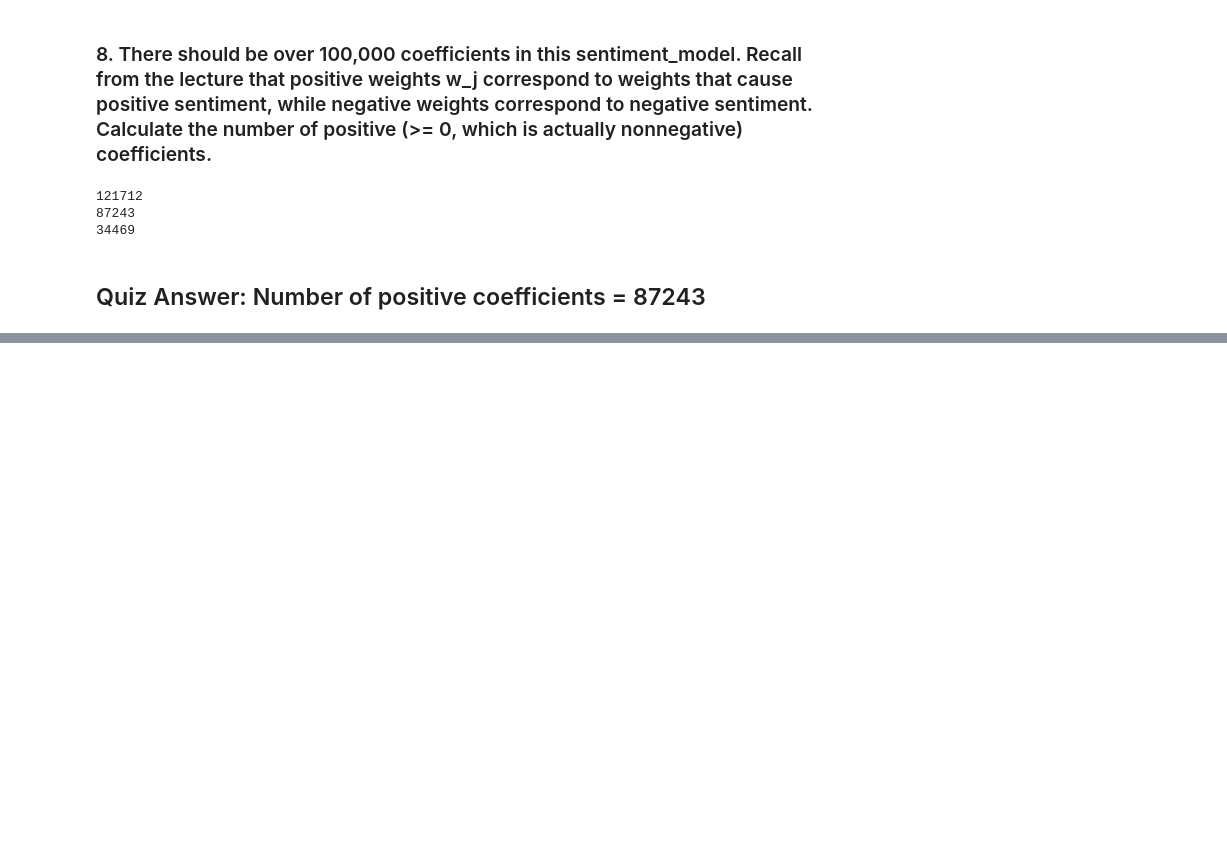
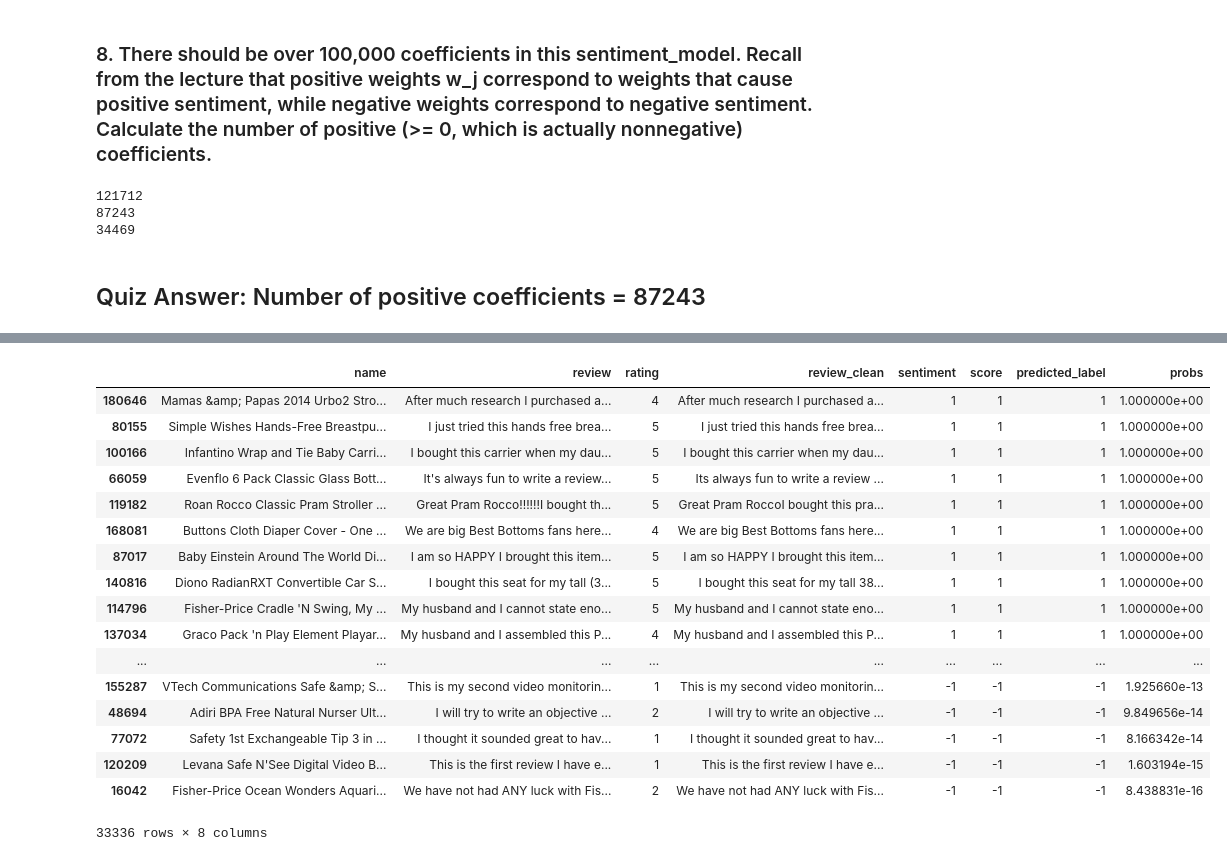
Before and after one commit to sachinjain024/practicebook, a Jupyter notebook: my-courses/coursera-classification/week1/Assignment.ipynb, the cells around one changed output, grey strips where cells are left out. Saved outputs shown, nothing was run; the diff lists cells and outputs as text; code cells hidden in the pictures; blank space fills up the shorter version.

Commit message:
Coursera ML Classification week1 assigment 9-14 items

```diff
--- a/my-courses/coursera-classification/week1/Assignment.ipynb
+++ b/my-courses/coursera-classification/week1/Assignment.ipynb
@@ -185,0 +279,3 @@ print (negative_coefficients)
+# %%
+test_data['probs'] = sentiment_model.predict_proba(test_matrix)[:,1]
+test_data.head()
@@ -185,0 +294,21 @@ print (negative_coefficients)
+# %%
+test_data.sort_values('probs', ascending=False)
+# %% [output]
+|  | name | review | rating | review_clean | sentiment | score | predicted_label | probs |
+| 180646 | Mamas &amp; Papas 2014 Urbo2 Stro... | After much research I purchased a... | 4 | After much research I purchased a... | 1 | 1 | 1 | 1.000000e+00 |
+| 80155 | Simple Wishes Hands-Free Breastpu... | I just tried this hands free brea... | 5 | I just tried this hands free brea... | 1 | 1 | 1 | 1.000000e+00 |
+| 100166 | Infantino Wrap and Tie Baby Carri... | I bought this carrier when my dau... | 5 | I bought this carrier when my dau... | 1 | 1 | 1 | 1.000000e+00 |
+| 66059 | Evenflo 6 Pack Classic Glass Bott... | It's always fun to write a review... | 5 | Its always fun to write a review ... | 1 | 1 | 1 | 1.000000e+00 |
+| 119182 | Roan Rocco Classic Pram Stroller ... | Great Pram Rocco!!!!!!I bought th... | 5 | Great Pram RoccoI bought this pra... | 1 | 1 | 1 | 1.000000e+00 |
+| 168081 | Buttons Cloth Diaper Cover - One ... | We are big Best Bottoms fans here... | 4 | We are big Best Bottoms fans here... | 1 | 1 | 1 | 1.000000e+00 |
+| 87017 | Baby Einstein Around The World Di... | I am so HAPPY I brought this item... | 5 | I am so HAPPY I brought this item... | 1 | 1 | 1 | 1.000000e+00 |
+| 140816 | Diono RadianRXT Convertible Car S... | I bought this seat for my tall (3... | 5 | I bought this seat for my tall 38... | 1 | 1 | 1 | 1.000000e+00 |
+| 114796 | Fisher-Price Cradle 'N Swing, My ... | My husband and I cannot state eno... | 5 | My husband and I cannot state eno... | 1 | 1 | 1 | 1.000000e+00 |
+| 137034 | Graco Pack 'n Play Element Playar... | My husband and I assembled this P... | 4 | My husband and I assembled this P... | 1 | 1 | 1 | 1.000000e+00 |
+| ... | ... | ... | ... | ... | ... | ... | ... | ... |
+| 155287 | VTech Communications Safe &amp; S... | This is my second video monitorin... | 1 | This is my second video monitorin... | -1 | -1 | -1 | 1.925660e-13 |
+| 48694 | Adiri BPA Free Natural Nurser Ult... | I will try to write an objective ... | 2 | I will try to write an objective ... | -1 | -1 | -1 | 9.849656e-14 |
+| 77072 | Safety 1st Exchangeable Tip 3 in ... | I thought it sounded great to hav... | 1 | I thought it sounded great to hav... | -1 | -1 | -1 | 8.166342e-14 |
+| 120209 | Levana Safe N'See Digital Video B... | This is the first review I have e... | 1 | This is the first review I have e... | -1 | -1 | -1 | 1.603194e-15 |
+| 16042 | Fisher-Price Ocean Wonders Aquari... | We have not had ANY luck with Fis... | 2 | We have not had ANY luck with Fis... | -1 | -1 | -1 | 8.438831e-16 |
+33336 rows × 8 columns
```
Also changed, not shown: parts of 20 cells of this notebook.
